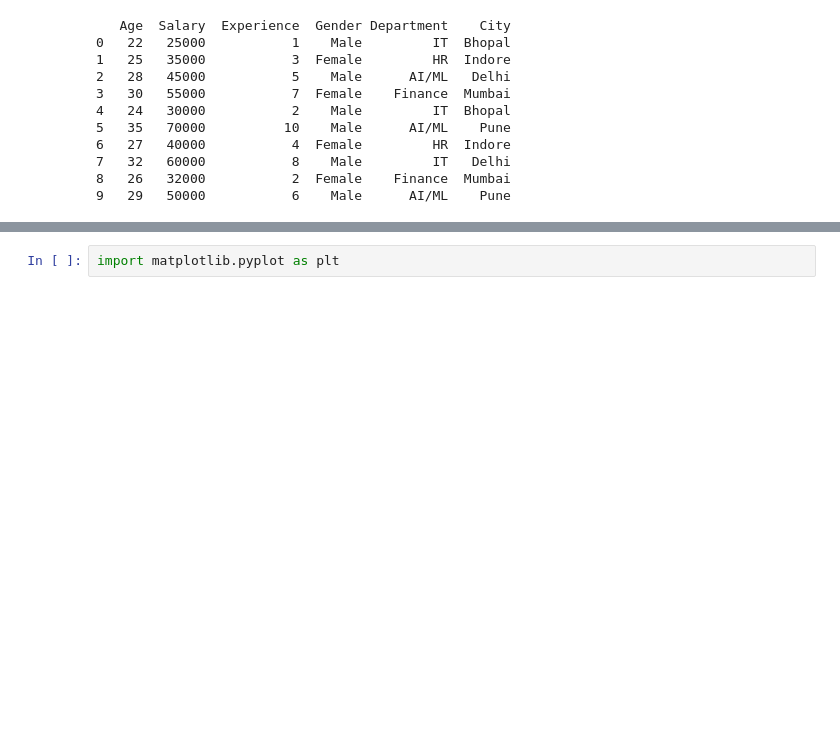
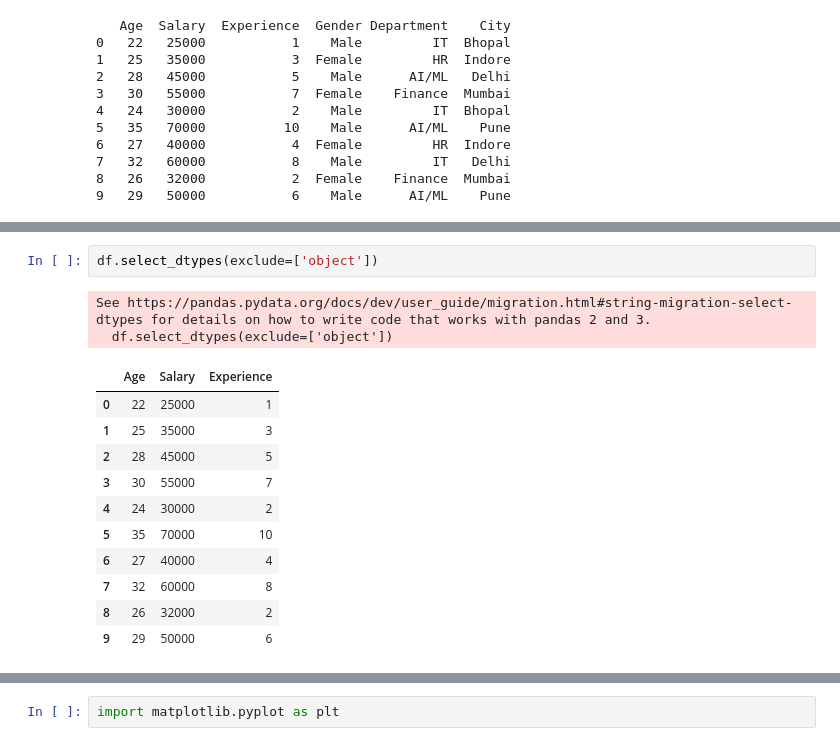
Before and after one commit to salonirajput0098-sudo/Machine_Learning, a Jupyter notebook: 1st_class.ipynb, the cells around one changed output, grey strips where cells are left out. Drawn from its saved outputs; the diff is of its cells as text; blank space fills up the shorter version.

```diff
--- a/1st_class.ipynb
+++ b/1st_class.ipynb
@@ -35,0 +114,16 @@ import matplotlib as plt
+# %%
+df.select_dtypes(exclude=['object'])
+# %% [output]
+See https://pandas.pydata.org/docs/dev/user_guide/migration.html#string-migration-select-dtypes for details on how to write code that works with pandas 2 and 3.
+  df.select_dtypes(exclude=['object'])
+|  | Age | Salary | Experience |
+| 0 | 22 | 25000 | 1 |
+| 1 | 25 | 35000 | 3 |
+| 2 | 28 | 45000 | 5 |
+| 3 | 30 | 55000 | 7 |
+| 4 | 24 | 30000 | 2 |
+| 5 | 35 | 70000 | 10 |
+| 6 | 27 | 40000 | 4 |
+| 7 | 32 | 60000 | 8 |
+| 8 | 26 | 32000 | 2 |
+| 9 | 29 | 50000 | 6 |
```
Also changed, not shown: parts of 48 cells of this notebook.
